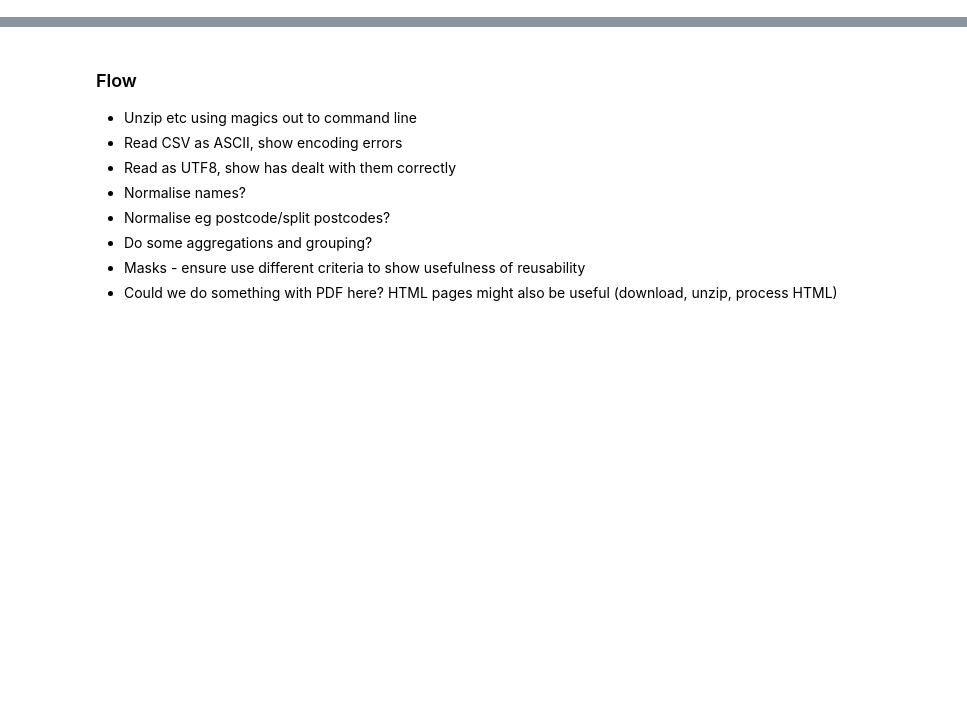
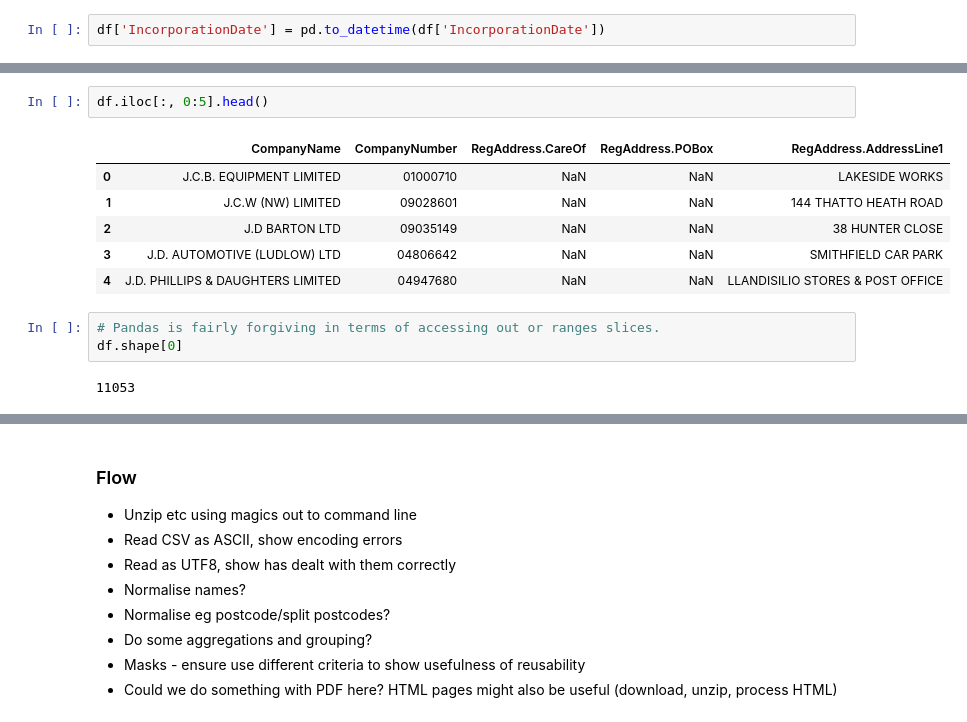
Before and after one commit to JasnaJejcic/training, a Jupyter notebook: s2ds_python/exploratory.ipynb, the cells around one changed output, grey strips where cells are left out. Drawn from its saved outputs; the diff is of its cells as text; blank space fills up the shorter version.

```diff
--- a/s2ds_python/exploratory.ipynb
+++ b/s2ds_python/exploratory.ipynb
@@ -6,0 +191,2 @@ from lxml import etree
+# %%
+df['IncorporationDate'] = pd.to_datetime(df['IncorporationDate'])
@@ -6,0 +410,14 @@ from lxml import etree
+# %%
+df.iloc[:, 0:5].head()
+# %% [output]
+|  | CompanyName | CompanyNumber | RegAddress.CareOf | RegAddress.POBox | RegAddress.AddressLine1 |
+| 0 | J.C.B. EQUIPMENT LIMITED | 01000710 | NaN | NaN | LAKESIDE WORKS |
+| 1 | J.C.W (NW) LIMITED | 09028601 | NaN | NaN | 144 THATTO HEATH ROAD |
+| 2 | J.D BARTON LTD | 09035149 | NaN | NaN | 38 HUNTER CLOSE |
+| 3 | J.D. AUTOMOTIVE (LUDLOW) LTD | 04806642 | NaN | NaN | SMITHFIELD CAR PARK |
+| 4 | J.D. PHILLIPS & DAUGHTERS LIMITED | 04947680 | NaN | NaN | LLANDISILIO STORES & POST OFFICE |
+# %%
+# Pandas is fairly forgiving in terms of accessing out or ranges slices.
+df.shape[0]
+# %% [output]
+11053
```
Also changed, not shown: parts of 84 cells of this notebook, 2 other files.
